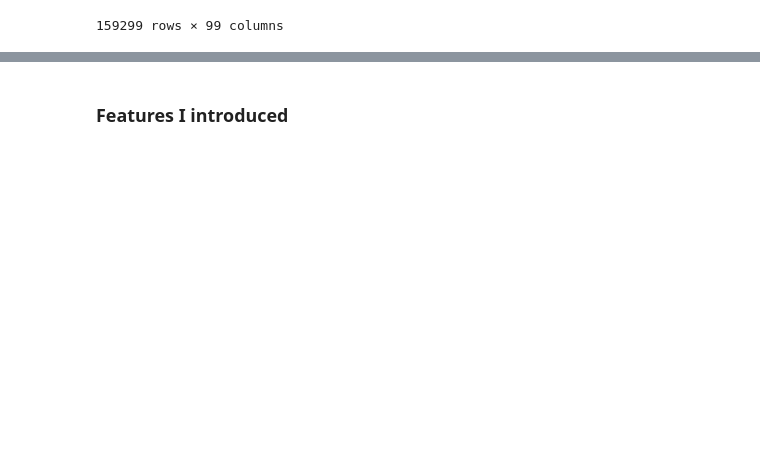
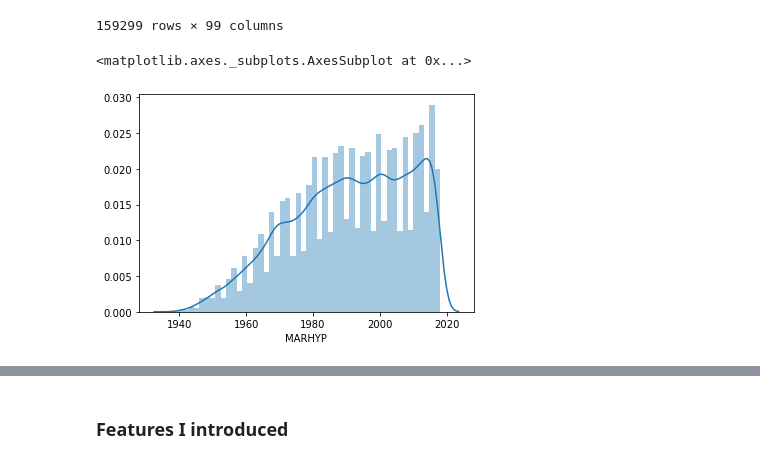
Before and after one commit to ptorres001/census_HI_classification_model, a Jupyter notebook: Albert_adjustmentsWED.ipynb, the cells around one changed output, grey strips where cells are left out. Saved outputs shown, nothing was run; the diff lists cells and outputs as text; code cells hidden in the pictures; blank space fills up the shorter version.

```diff
--- a/Albert_adjustmentsWED.ipynb
+++ b/Albert_adjustmentsWED.ipynb
@@ -75,3 +75,23 @@ _df
 | 159297 | 2018HU1400927 | 56 | 4 | 2 | Married | Male | 4 | 999 | 999 | 2 | 0 | ... |
 | 159298 | 2018HU1400927 | 54 | 5 | 2 | Married | Female | 4 | 999 | 999 | 2 | 0 | ... |
 159299 rows × 99 columns
+# %%
+conditions = [_df['SOCP_cat'].str.startswith('MGR'), _df['SOCP_cat'].str.startswith('BUS'),_df['SOCP_cat'].str.startswith('FIN'),
+             _df['SOCP_cat'].str.startswith('CMM'),_df['SOCP_cat'].str.startswith('ENG'),_df['SOCP_cat'].str.startswith('SCI'),
+             _df['SOCP_cat'].str.startswith('CMS'),_df['SOCP_cat'].str.startswith('LGL'),_df['SOCP_cat'].str.startswith('EDU'),
+             _df['SOCP_cat'].str.startswith('ENT'),_df['SOCP_cat'].str.startswith('MED'),_df['SOCP_cat'].str.startswith('HLS'),
+             _df['SOCP_cat'].str.startswith('PRT'),_df['SOCP_cat'].str.startswith('EAT'),_df['SOCP_cat'].str.startswith('CLN'),
+             _df['SOCP_cat'].str.startswith('PRS'),_df['SOCP_cat'].str.startswith('SAL'),_df['SOCP_cat'].str.startswith('OFF'),
+             _df['SOCP_cat'].str.startswith('FFF'),_df['SOCP_cat'].str.startswith('CON'),_df['SOCP_cat'].str.startswith('EXT'),
+             _df['SOCP_cat'].str.startswith('RPR'),_df['SOCP_cat'].str.startswith('PRD'),_df['SOCP_cat'].str.startswith('TRN'),
+             _df['SOCP_cat'].str.startswith('MIL'),_df['SOCP_cat'].str.startswith('No_')]
+choices = ['MGR', 'BUS', 'FIN',
+          'CMM','ENG','SCI',
+          'CMS','LGL','EDU',
+          'ENT','MED','HLS',
+          'PRT','EAT','CLN',
+          'PRS','SAL','OFF',
+          'FFF','CON','EXT',
+          'RPR','PRD','TRN',
+          'MIL','None']
+_df['SOCP_recat'] = np.select(conditions, choices, 'None')
@@ -77,0 +102,5 @@ _df
+# %%
+sns.distplot(_df.loc[_df['MARHYP'].gt(2)]['MARHYP'])
+# %% [output]
+<matplotlib.axes._subplots.AxesSubplot at 0x...>
+[figure, added]
```
Also changed, not shown: parts of 4 cells of this notebook.
